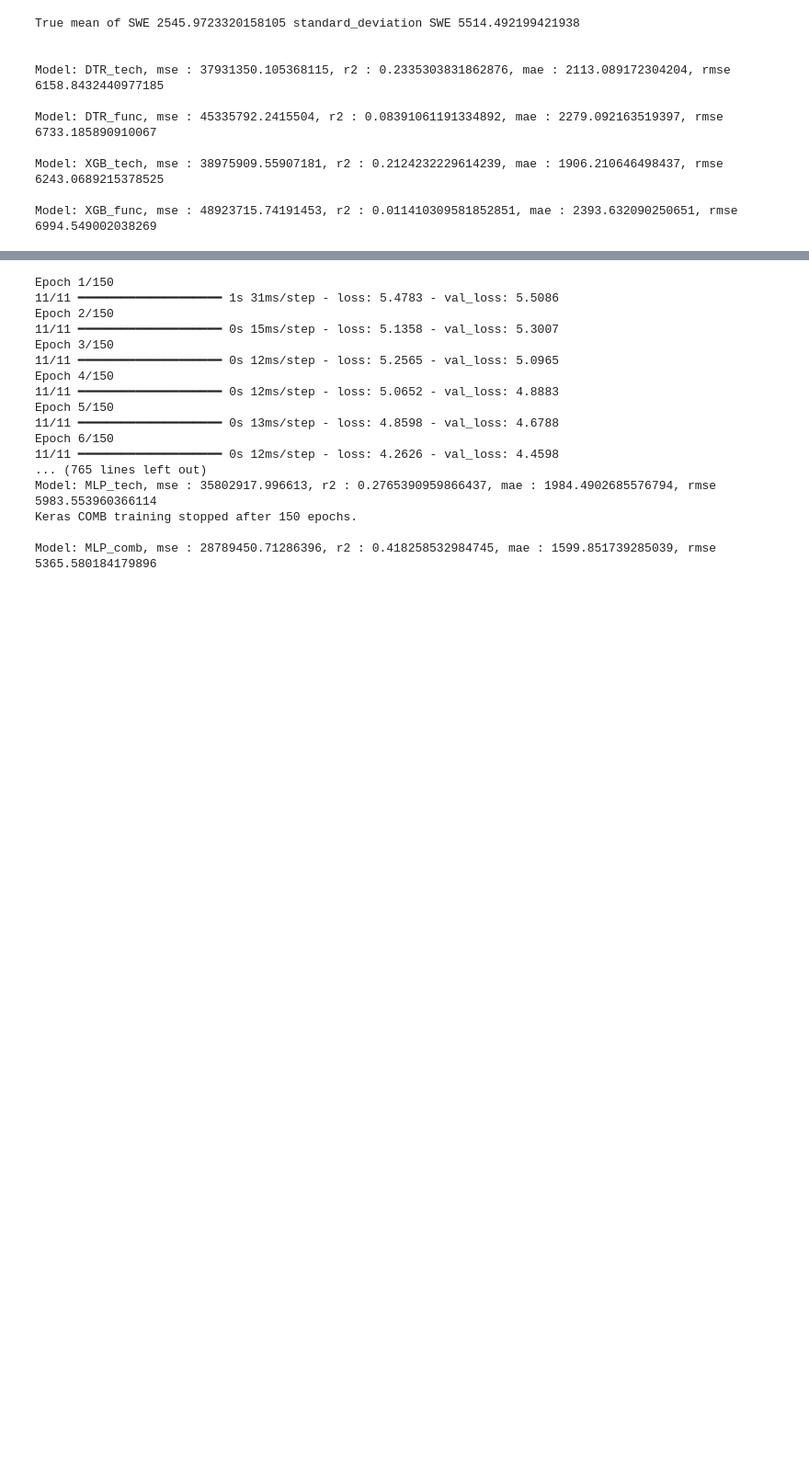
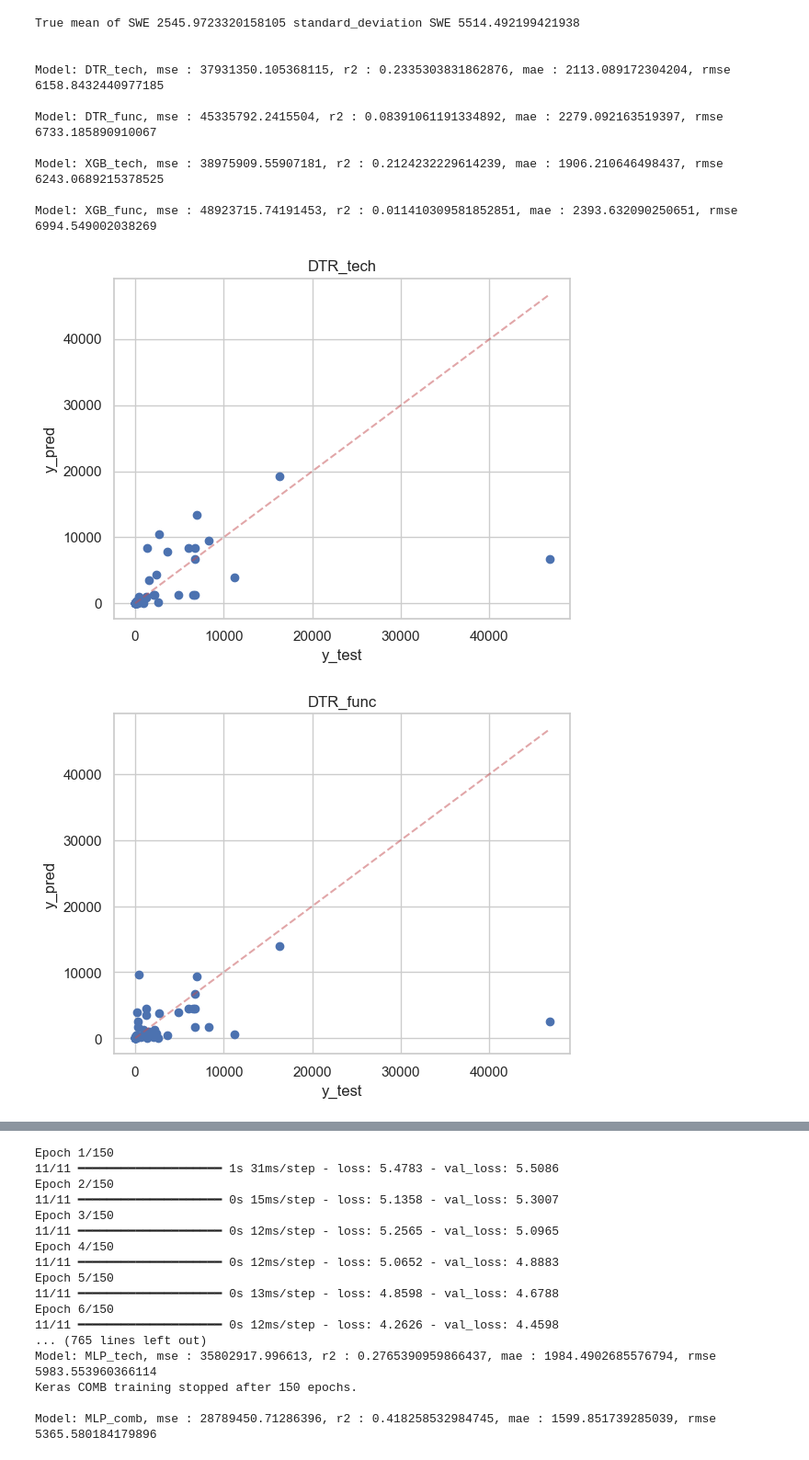
Before and after one commit to J4nvg/ResearchWorkshop, a Jupyter notebook: ann.ipynb, the cells around one changed output, grey strips where cells are left out. Shown at 92% size. Saved outputs shown, nothing was run; the diff lists cells and outputs as text; code cells hidden in the pictures; blank space fills up the shorter version.

```diff
--- a/ann.ipynb
+++ b/ann.ipynb
@@ -216,21 +241,23 @@ def evaluate_model(model_name,y_true,y_pred_log):
 
 DTR = DecisionTreeRegressor(random_state=42)
 dtr_model_tech = DTR.fit(X_train_tech,y_train_log)
-dtr_pred_log = dtr_model_tech.predict(X_test_tech)
-results_dtr_tech = evaluate_model("DTR_tech",y_test,dtr_pred_log)
+dtr_pred_log_tech = dtr_model_tech.predict(X_test_tech)
+results_dtr_tech = evaluate_model("DTR_tech",y_test,dtr_pred_log_tech)
 
 dtr_model_func = DTR.fit(X_train_func,y_train_log)
-dtr_pred_log = dtr_model_func.predict(X_test_func)
-results_dtr_func = evaluate_model("DTR_func",y_test,dtr_pred_log)
+dtr_pred_log_func = dtr_model_func.predict(X_test_func)
+results_dtr_func = evaluate_model("DTR_func",y_test,dtr_pred_log_func)
 
 xgb = xgboost.XGBRegressor(objective="reg:squarederror",random_state=42)
 xgb_model_tech = xgb.fit(X_train_tech,y_train_log)
-xgb_pred_log = xgb_model_tech.predict(X_test_tech)
-results_xgb_tech = evaluate_model("XGB_tech",y_test,xgb_pred_log)
+xgb_pred_log_tech = xgb_model_tech.predict(X_test_tech)
+results_xgb_tech = evaluate_model("XGB_tech",y_test,xgb_pred_log_tech)
 
 xgb_model_func = xgb.fit(X_train_func,y_train_log)
-xgb_pred_log = xgb_model_func.predict(X_test_func)
-results_xgb_func = evaluate_model("XGB_func",y_test,xgb_pred_log)
+xgb_pred_log_func = xgb_model_func.predict(X_test_func)
+results_xgb_func = evaluate_model("XGB_func",y_test,xgb_pred_log_func)
+
+predictions = [(dtr_pred_log_tech,"DTR_tech"),(dtr_pred_log_func,"DTR_func"),(xgb_pred_log_tech,"XGB_tech"),(xgb_pred_log_func,"XGB_func")]
 # %% [output]
 True mean of SWE 2545.9723320158105 standard_deviation SWE 5514.492199421938
 
@@ -242,3 +269,20 @@ Model: DTR_func, mse : 45335792.2415504, r2 : 0.08391061191334892, mae : 2279.09
 Model: XGB_tech, mse : 38975909.55907181, r2 : 0.2124232229614239, mae : 1906.210646498437, rmse 6243.0689215378525
 
 Model: XGB_func, mse : 48923715.74191453, r2 : 0.011410309581852851, mae : 2393.632090250651, rmse 6994.549002038269
+# %%
+def pred_act(y_test,y_pred,label):
+    plt.figure()
+    plt.title(label)
+    plt.scatter(y_test,y_pred)
+    max_val = y_test.max()
+    min_val = y_test.min()
+    plt.plot([min_val,max_val],[min_val,max_val], 'r--',alpha=0.5,label=f"Perfect fit")
+    plt.xlabel("y_test")
+    plt.ylabel("y_pred")
+    plt.show()
+
+for prediction in predictions:
+    pred_act(y_test,np.expm1(prediction[0]),prediction[1])
+# %% [output]
+[figure, added]
+[figure, added]
```
Also changed, not shown: parts of 4 cells of this notebook, 3 other files.
